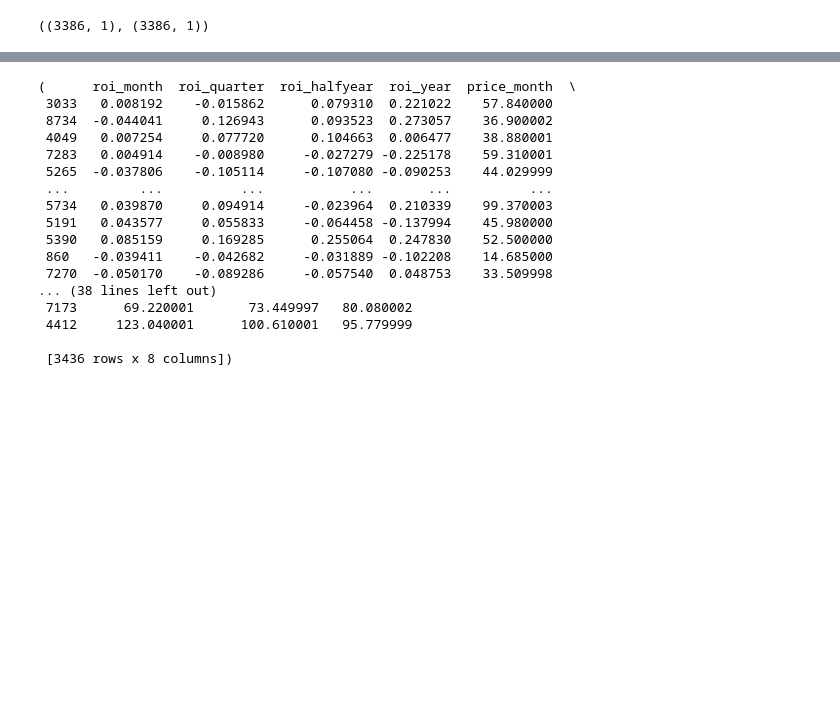
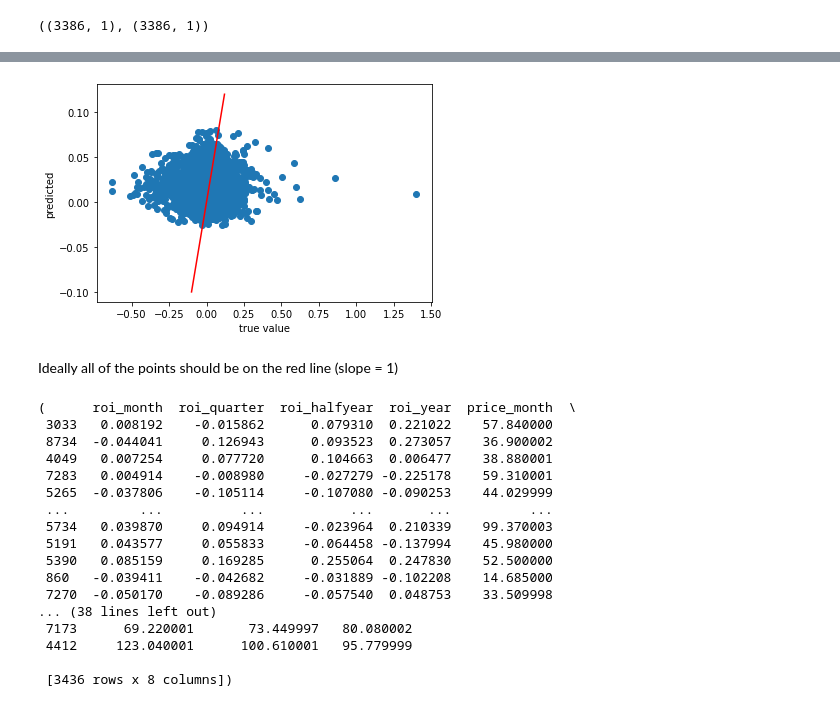
Before and after one commit to MilkSilk/ML_finance, a Jupyter notebook: advanced_modelling_LSTM.ipynb, the cells around one changed output, grey strips where cells are left out. Cells and saved outputs as stored; diff of their text form; code cells hidden in the pictures; blank space fills up the shorter version.

```diff
--- a/advanced_modelling_prototype.ipynb
+++ b/advanced_modelling_LSTM.ipynb
@@ -263,3 +276,5 @@ y_test_data.shape, y_pred_scaled.shape
 ((3386, 1), (3386, 1))
 # %%
 y_pred = Yscaler.inverse_transform(y_pred_scaled)
+# %%
+y_train_pred_scaled = model.predict(generator)
@@ -265,0 +291,3 @@ y_pred = Yscaler.inverse_transform(y_pred_scaled)
+# %%
+y_train_data_concat = y_train_data[:-input_size]
+y_train_data_concat.shape, y_train_pred_scaled.shape
@@ -266 +296,3 @@ y_pred = Yscaler.inverse_transform(y_pred_scaled)
+# %%
+y_train_pred = Yscaler.inverse_transform(y_train_pred_scaled)
 # %%
@@ -297 +348,12 @@ plt.scatter(results["y_hat"], results["y_true"])
+# %%
+plt.scatter(results_train["y_true"], results_train["y_train_hat"])
+plt.xlabel("true value")
+plt.ylabel("predicted")
+plt.plot([-0.1, .12], [-0.1, .12], color='red')
+# plt.plot([-0.7, 0.6], [-0.7, 0.6], color='red')
+plt.show()
+# %% [output]
+[figure, added]
+# %% [markdown]
+Ideally all of the points should be on the red line (slope = 1)
 # %%
```
Also changed, not shown: parts of 20 cells of this notebook, 2 other files.
